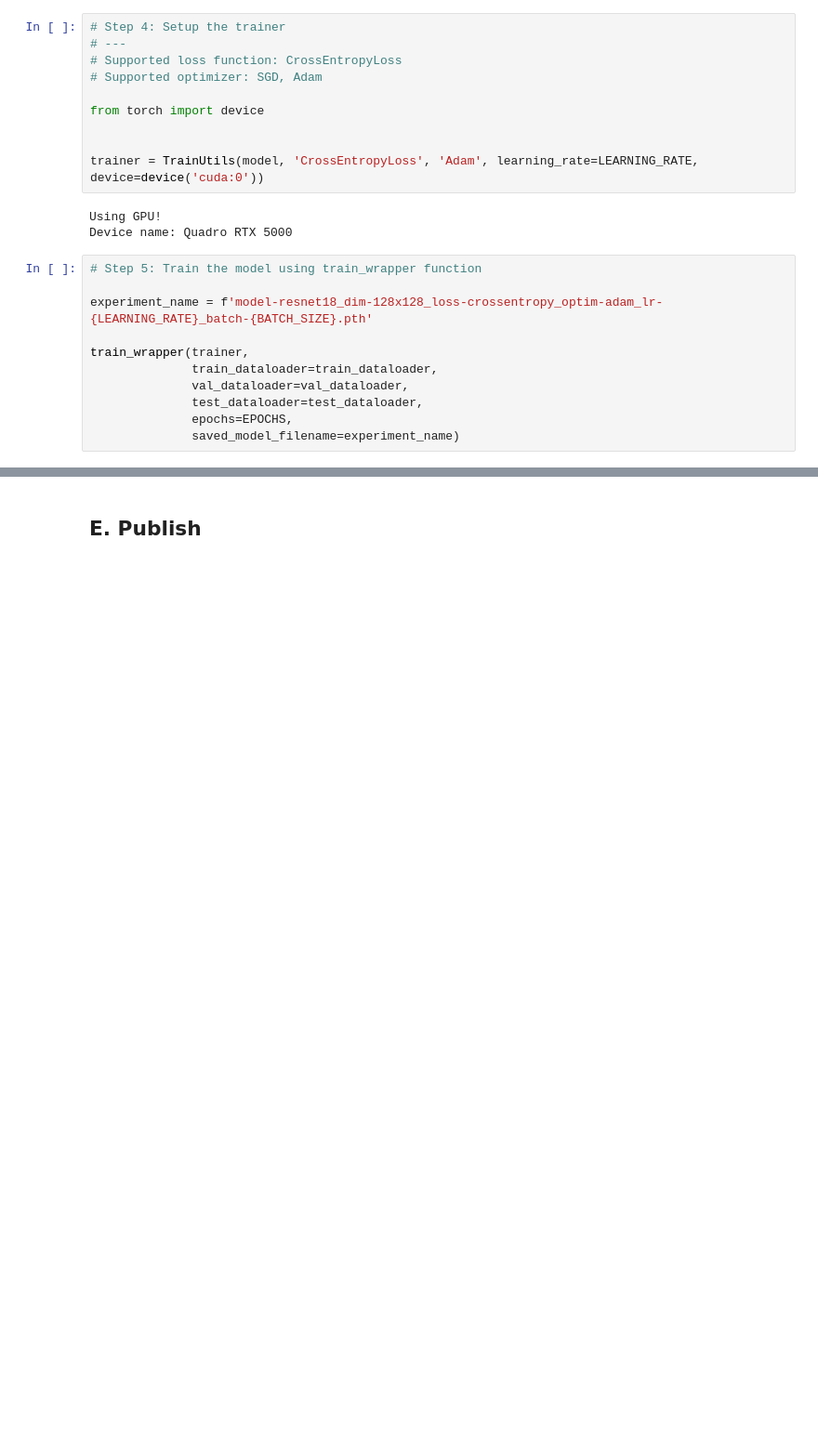
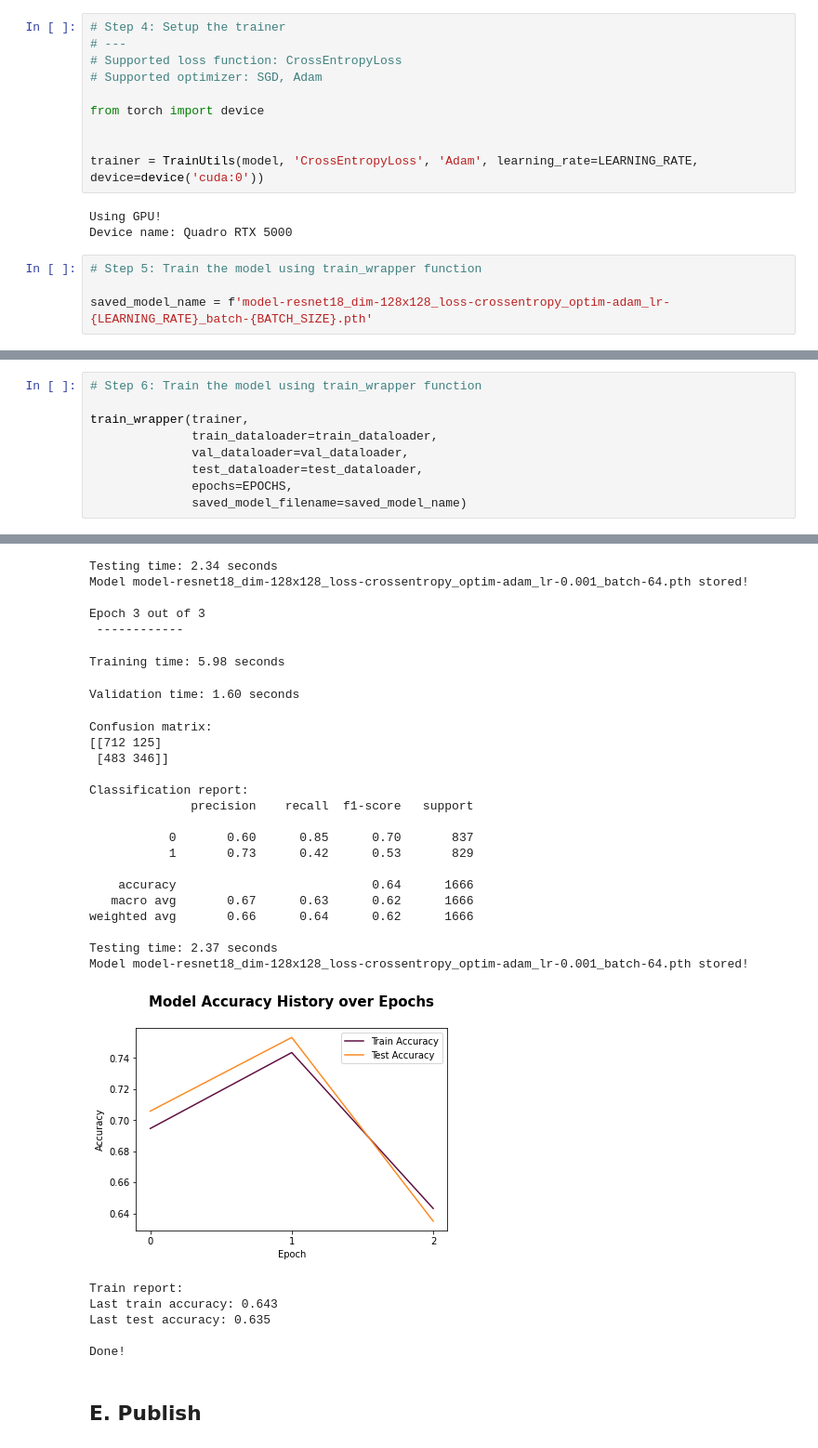
Before and after one commit to ariefpurnamamuharram/IF5200, a Jupyter notebook: experiments.ipynb, the cells around one changed output, grey strips where cells are left out. Shown at 93% size. Drawn from its saved outputs; the diff is of its cells as text; blank space fills up the shorter version.

```diff
--- a/experiments.ipynb
+++ b/experiments.ipynb
@@ -177,11 +177,4 @@ Device name: Quadro RTX 5000
 # %%
 # Step 5: Train the model using train_wrapper function
 
-experiment_name = f'model-resnet18_dim-128x128_loss-crossentropy_optim-adam_lr-{LEARNING_RATE}_batch-{BATCH_SIZE}.pth'
-
-train_wrapper(trainer,
-              train_dataloader=train_dataloader,
-              val_dataloader=val_dataloader,
-              test_dataloader=test_dataloader,
-              epochs=EPOCHS,
-              saved_model_filename=experiment_name)
+saved_model_name = f'model-resnet18_dim-128x128_loss-crossentropy_optim-adam_lr-{LEARNING_RATE}_batch-{BATCH_SIZE}.pth'
@@ -244,0 +181,10 @@ Done!
+# %%
+# Step 6: Train the model using train_wrapper function
+
+train_wrapper(trainer,
+              train_dataloader=train_dataloader,
+              val_dataloader=val_dataloader,
+              test_dataloader=test_dataloader,
+              epochs=EPOCHS,
+              saved_model_filename=saved_model_name)
+# %% [output]
@@ -245,3 +204,32 @@ Done!
+Testing time: 2.34 seconds
+Model model-resnet18_dim-128x128_loss-crossentropy_optim-adam_lr-0.001_batch-64.pth stored!
+
+Epoch 3 out of 3
+ ------------
+Training time: 5.98 seconds
+Validation time: 1.60 seconds
+Confusion matrix:
+[[712 125]
+ [483 346]]
+
+Classification report:
+              precision    recall  f1-score   support
+
+           0       0.60      0.85      0.70       837
+           1       0.73      0.42      0.53       829
+
+    accuracy                           0.64      1666
+   macro avg       0.67      0.63      0.62      1666
+weighted avg       0.66      0.64      0.62      1666
+
+Testing time: 2.37 seconds
+Model model-resnet18_dim-128x128_loss-crossentropy_optim-adam_lr-0.001_batch-64.pth stored!
+[figure, added]
+Train report:
+Last train accuracy: 0.643
+Last test accuracy: 0.635
+
+Done!
 # %% [markdown]
 ## E. Publish
 # %%
```
Also changed, not shown: parts of 3 cells of this notebook.
